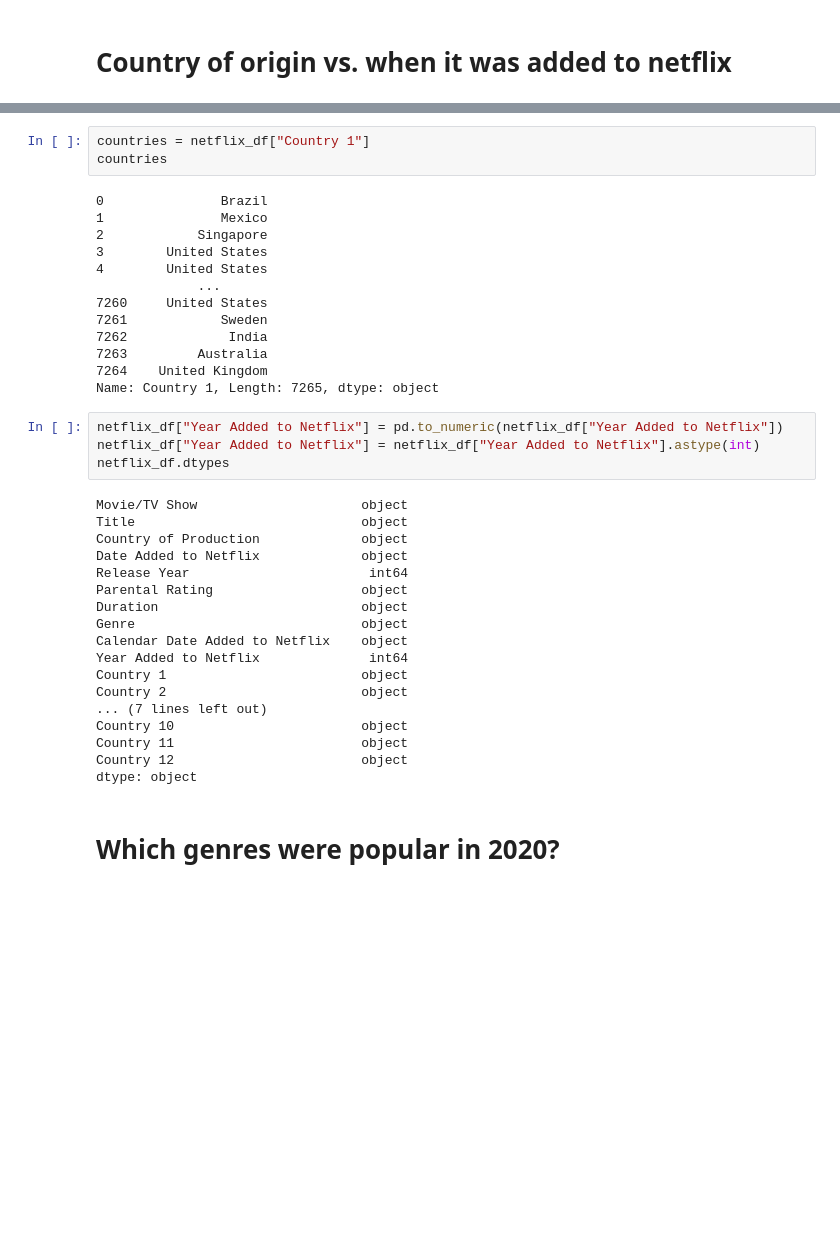
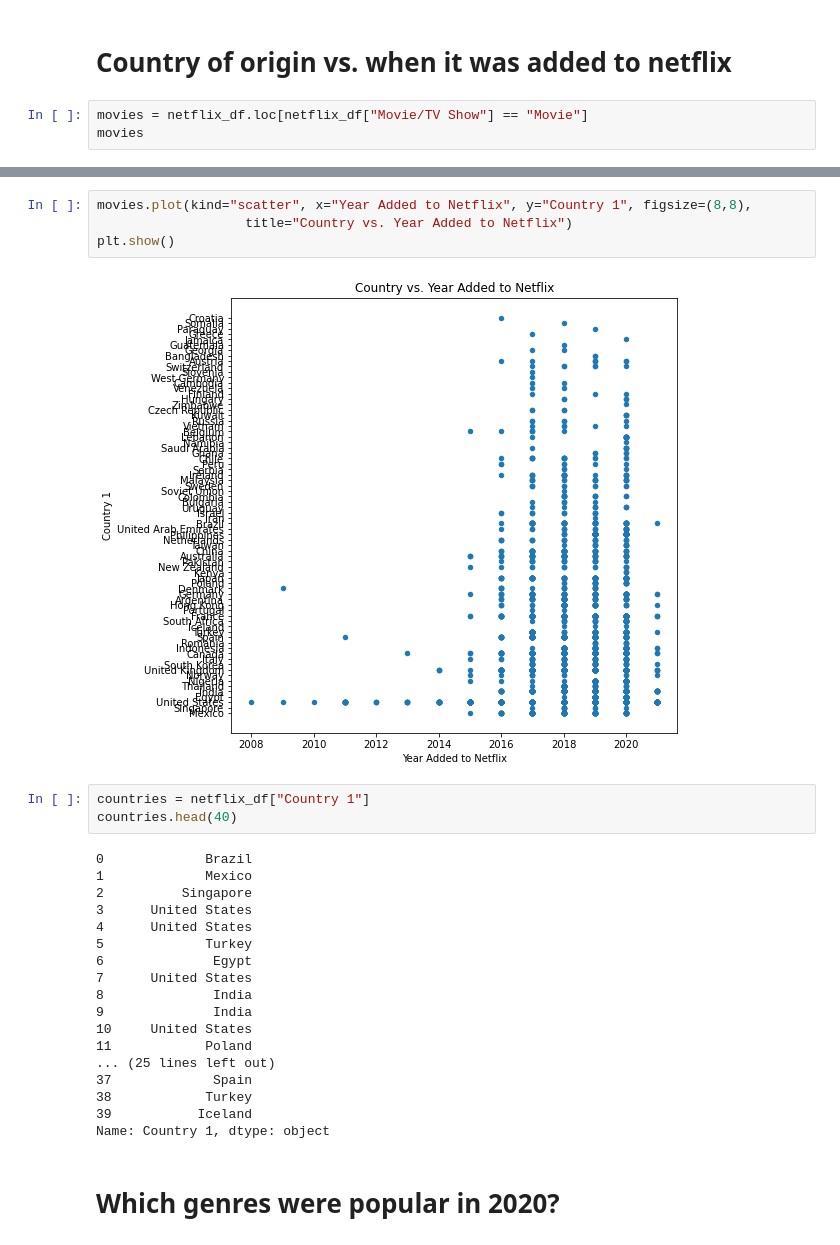
Before and after one commit to terrilvallikalam/Project1-TheFloorIsJava, a Jupyter notebook: Question 2.ipynb, the cells around one changed output, grey strips where cells are left out. Drawn from its saved outputs; the diff is of its cells as text; blank space fills up the shorter version.

```diff
--- a/Question 2.ipynb
+++ b/Question 2.ipynb
@@ -109,2 +119,5 @@ Use the above results for this question
 # %% [markdown]
 # Country of origin vs. when it was added to netflix
+# %%
+movies = netflix_df.loc[netflix_df["Movie/TV Show"] == "Movie"]
+movies
@@ -111,41 +138,30 @@ Use the above results for this question
+# %%
+movies.plot(kind="scatter", x="Year Added to Netflix", y="Country 1", figsize=(8,8),
+                   title="Country vs. Year Added to Netflix")
+plt.show()
+# %% [output]
+[figure, added]
 # %%
 countries = netflix_df["Country 1"]
-countries
+countries.head(40)
 # %% [output]
-0               Brazil
-1               Mexico
-2            Singapore
-3        United States
-4        United States
-             ...
-7260     United States
-7261            Sweden
-7262             India
-7263         Australia
-7264    United Kingdom
-Name: Country 1, Length: 7265, dtype: object
+0             Brazil
+1             Mexico
+2          Singapore
+3      United States
+4      United States
+5             Turkey
+6              Egypt
+7      United States
+8              India
+9              India
+10     United States
+11            Poland
+... (25 lines left out)
+37             Spain
+38            Turkey
+39           Iceland
+Name: Country 1, dtype: object
-# %%
-netflix_df["Year Added to Netflix"] = pd.to_numeric(netflix_df["Year Added to Netflix"])
-netflix_df["Year Added to Netflix"] = netflix_df["Year Added to Netflix"].astype(int)
-netflix_df.dtypes
-# %% [output]
-Movie/TV Show                     object
-Title                             object
-Country of Production             object
-Date Added to Netflix             object
-Release Year                       int64
-Parental Rating                   object
-Duration                          object
-Genre                             object
-Calendar Date Added to Netflix    object
-Year Added to Netflix              int64
-Country 1                         object
-Country 2                         object
-... (7 lines left out)
-Country 10                        object
-Country 11                        object
-Country 12                        object
-dtype: object
 # %% [markdown]
 # Which genres were popular in 2020?
 # %%
```
Also changed, not shown: parts of 15 cells of this notebook, 3 other files.
